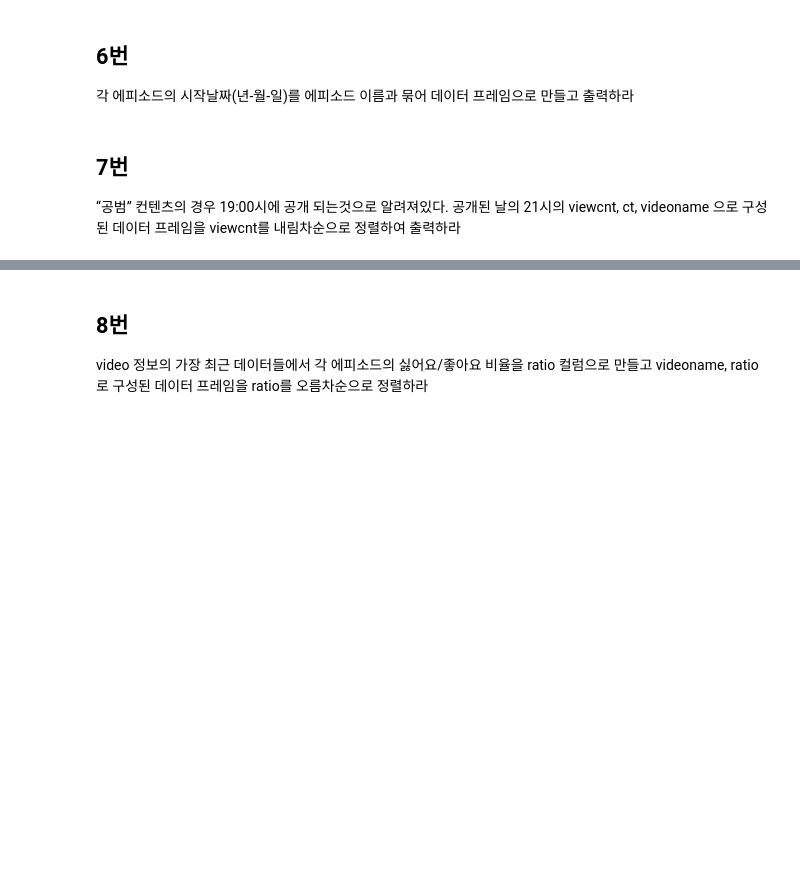
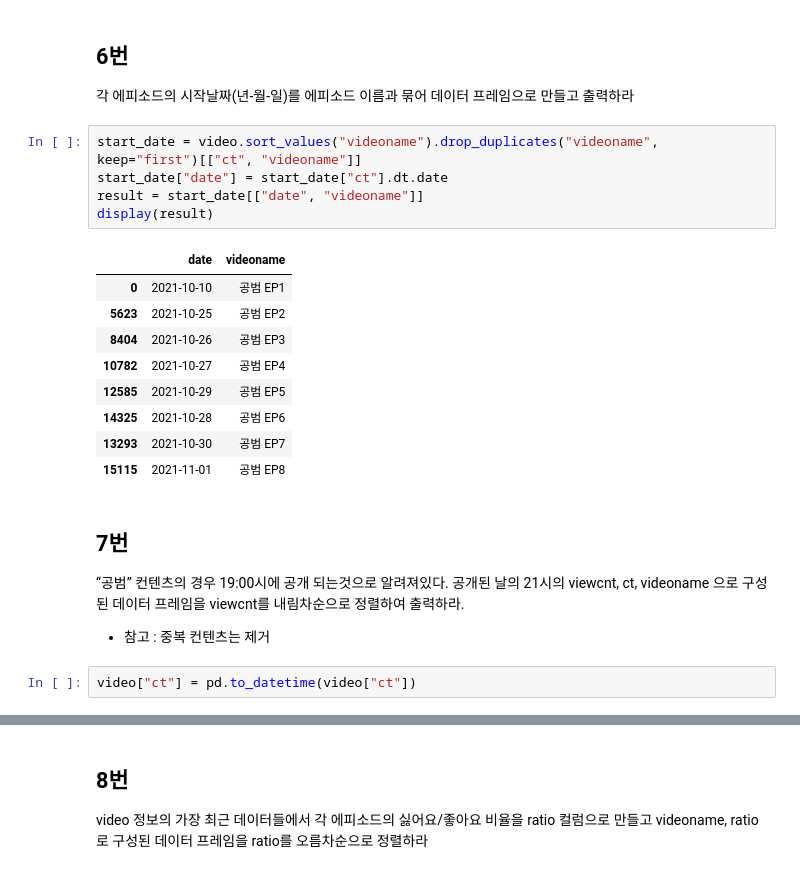
Before and after one commit to Minju-nimm/BDA_Certificate, a Jupyter notebook: 작업형1/공범_데이터.ipynb, the cells around one changed output, grey strips where cells are left out. Drawn from its saved outputs; the diff is of its cells as text; blank space fills up the shorter version.

```diff
--- a/작업형1/공범_데이터.ipynb
+++ b/작업형1/공범_데이터.ipynb
@@ -275,6 +261,24 @@ display(answer)
 # %% [markdown]
 ## 6번
 각 에피소드의 시작날짜(년-월-일)를 에피소드 이름과 묶어 데이터 프레임으로 만들고 출력하라
+# %%
+start_date = video.sort_values("videoname").drop_duplicates("videoname", keep="first")[["ct", "videoname"]]
+start_date["date"] = start_date["ct"].dt.date
+result = start_date[["date", "videoname"]]
+display(result)
+# %% [output]
+|  | date | videoname |
+| 0 | 2021-10-10 | 공범 EP1 |
+| 5623 | 2021-10-25 | 공범 EP2 |
+| 8404 | 2021-10-26 | 공범 EP3 |
+| 10782 | 2021-10-27 | 공범 EP4 |
+| 12585 | 2021-10-29 | 공범 EP5 |
+| 14325 | 2021-10-28 | 공범 EP6 |
+| 13293 | 2021-10-30 | 공범 EP7 |
+| 15115 | 2021-11-01 | 공범 EP8 |
 # %% [markdown]
 ## 7번
-“공범” 컨텐츠의 경우 19:00시에 공개 되는것으로 알려져있다. 공개된 날의 21시의 viewcnt, ct, videoname 으로 구성된 데이터 프레임을 viewcnt를 내림차순으로 정렬하여 출력하라
+“공범” 컨텐츠의 경우 19:00시에 공개 되는것으로 알려져있다. 공개된 날의 21시의 viewcnt, ct, videoname 으로 구성된 데이터 프레임을 viewcnt를 내림차순으로 정렬하여 출력하라.
+- 참고 : 중복 컨텐츠는 제거
+# %%
+video["ct"] = pd.to_datetime(video["ct"])
```
Also changed, not shown: parts of 10 cells of this notebook.
